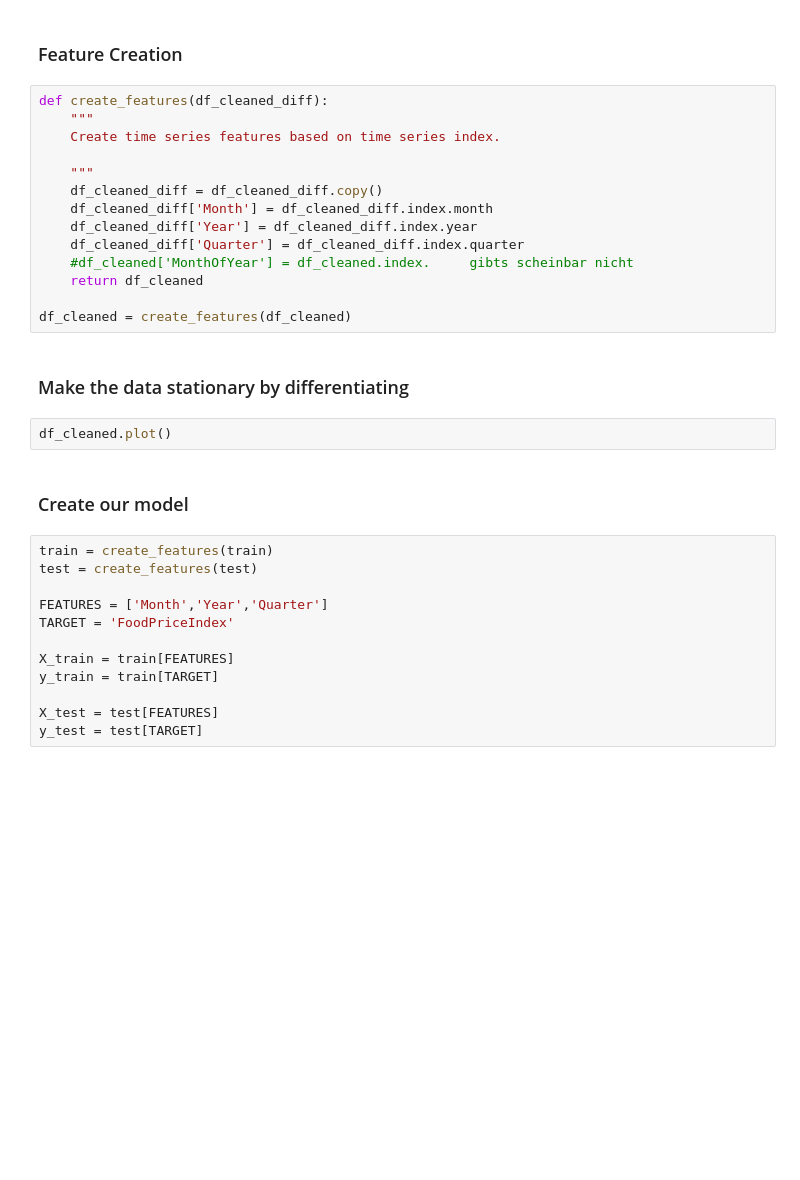
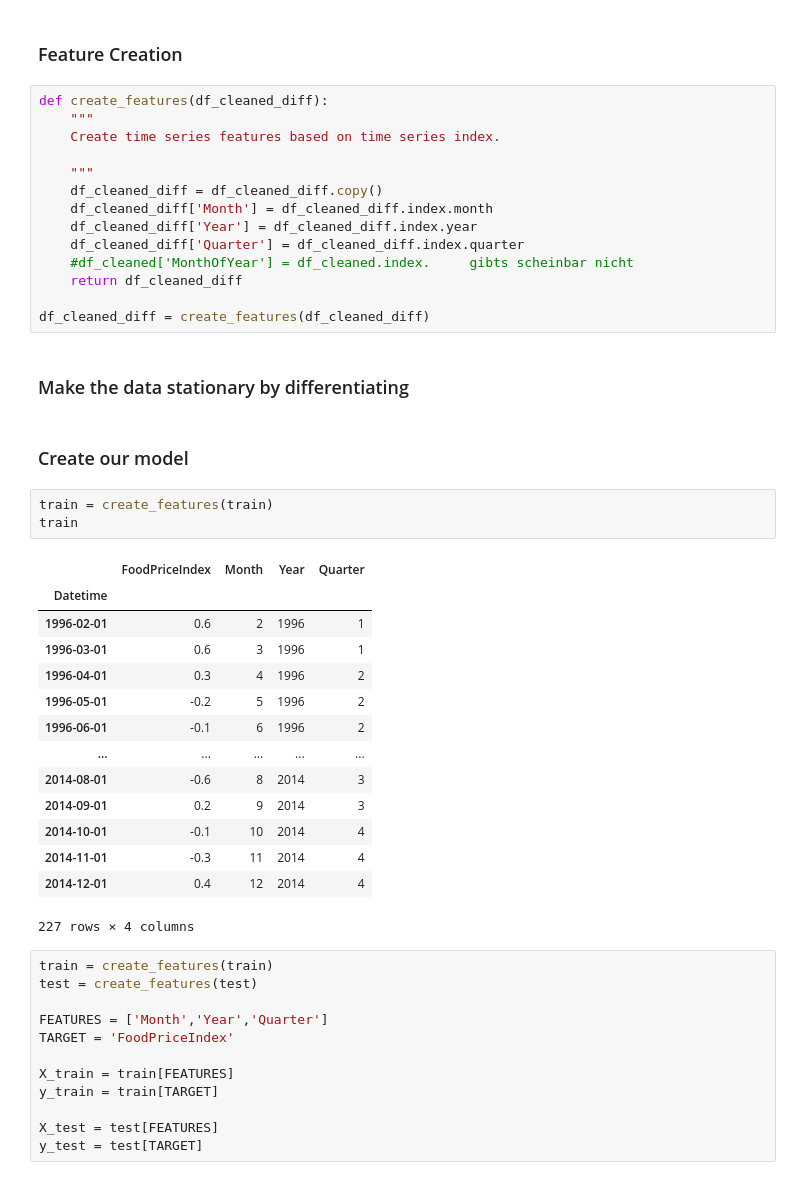
Before and after one commit to TechLabs-Ruhr/Food-price-forecast, a Jupyter notebook: ModelsAndDatasets/DataAnalysisXGB_RegressorModel_Diff.ipynb, the cells around one changed output. Saved outputs shown, nothing was run; the diff lists cells and outputs as text; blank space fills up the shorter version.

```diff
--- a/ModelsAndDatasets/DataAnalysisXGB_RegressorModel_Diff.ipynb
+++ b/ModelsAndDatasets/DataAnalysisXGB_RegressorModel_Diff.ipynb
@@ -72,15 +75,31 @@ def create_features(df_cleaned_diff):
     df_cleaned_diff['Year'] = df_cleaned_diff.index.year
     df_cleaned_diff['Quarter'] = df_cleaned_diff.index.quarter
     #df_cleaned['MonthOfYear'] = df_cleaned.index.     gibts scheinbar nicht
-    return df_cleaned
+    return df_cleaned_diff
 
-df_cleaned = create_features(df_cleaned)
+df_cleaned_diff = create_features(df_cleaned_diff)
 # %% [markdown]
 ### Make the data stationary by differentiating
-# %%
-df_cleaned.plot()
 # %% [markdown]
 ### Create our model
+# %%
+train = create_features(train)
+train
+# %% [output]
+|  | FoodPriceIndex | Month | Year | Quarter |
+| Datetime |  |  |  |  |
+| 1996-02-01 | 0.6 | 2 | 1996 | 1 |
+| 1996-03-01 | 0.6 | 3 | 1996 | 1 |
+| 1996-04-01 | 0.3 | 4 | 1996 | 2 |
+| 1996-05-01 | -0.2 | 5 | 1996 | 2 |
+| 1996-06-01 | -0.1 | 6 | 1996 | 2 |
+| ... | ... | ... | ... | ... |
+| 2014-08-01 | -0.6 | 8 | 2014 | 3 |
+| 2014-09-01 | 0.2 | 9 | 2014 | 3 |
+| 2014-10-01 | -0.1 | 10 | 2014 | 4 |
+| 2014-11-01 | -0.3 | 11 | 2014 | 4 |
+| 2014-12-01 | 0.4 | 12 | 2014 | 4 |
+227 rows × 4 columns
 # %%
 train = create_features(train)
 test = create_features(test)
```
Also changed, not shown: parts of 20 cells of this notebook.
